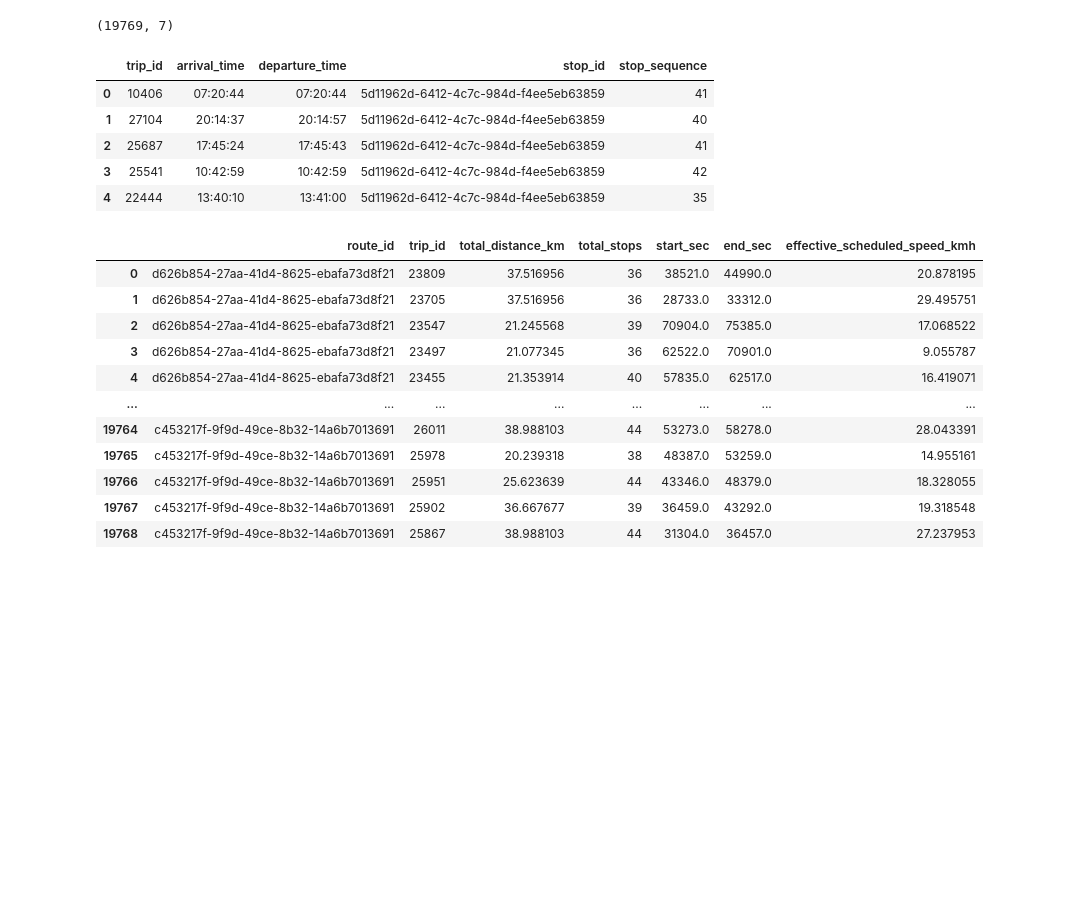
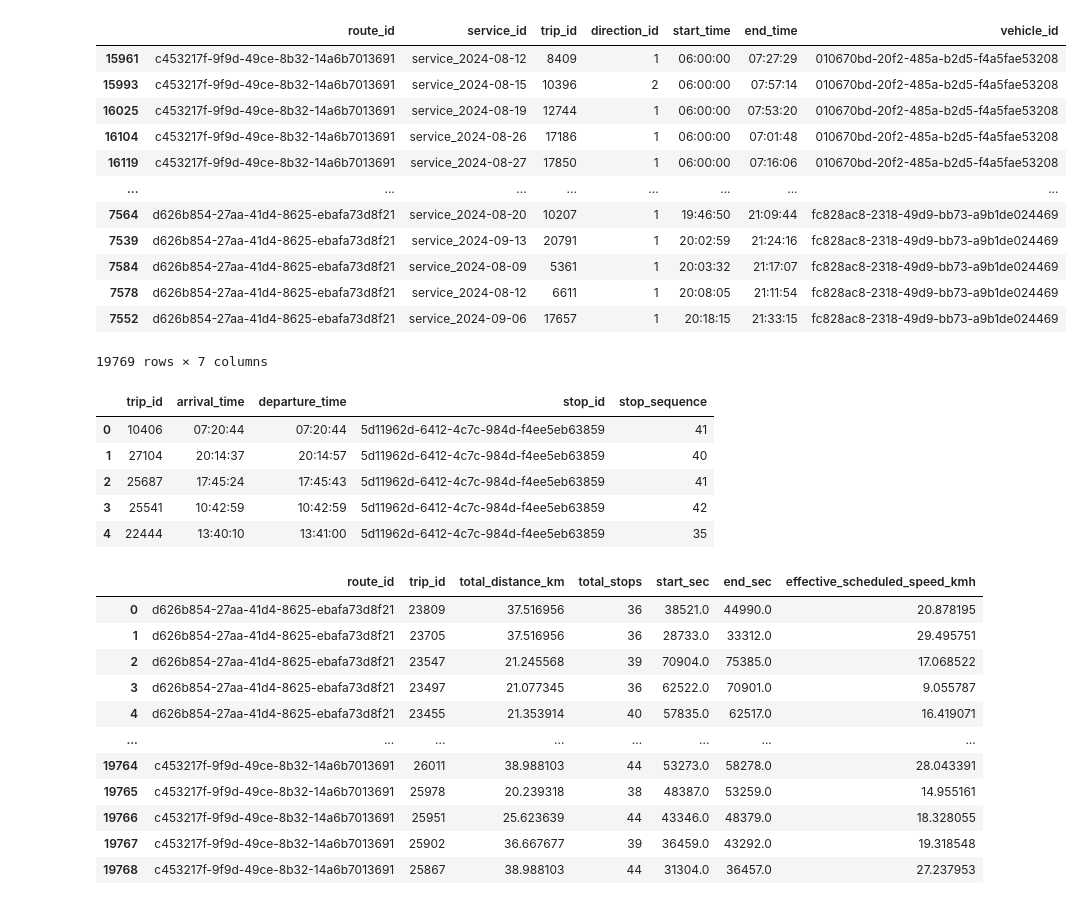
Before and after one commit to Dusuan/ml-proyects, a Jupyter notebook: bus_proyect_pipeline/bus.ipynb, the cells around one changed output. Cells and saved outputs as stored; diff of their text form; code cells hidden in the pictures; blank space fills up the shorter version.

```diff
--- a/bus_proyect_pipeline/bus.ipynb
+++ b/bus_proyect_pipeline/bus.ipynb
@@ -64,9 +64,23 @@ def degreesToRadians(deg):
 # %%
 #stops.head()
 # %%
-trips.shape
+trips = trips.sort_values(by=["vehicle_id", "start_time"])
-# %% [output]
-(19769, 7)
+# %%
+trips
+# %% [output]
+|  | route_id | service_id | trip_id | direction_id | start_time | end_time | vehicle_id |
+| 15961 | c453217f-9f9d-49ce-8b32-14a6b7013691 | service_2024-08-12 | 8409 | 1 | 06:00:00 | 07:27:29 | 010670bd-20f2-485a-b2d5-f4a5fae53208 |
+| 15993 | c453217f-9f9d-49ce-8b32-14a6b7013691 | service_2024-08-15 | 10396 | 2 | 06:00:00 | 07:57:14 | 010670bd-20f2-485a-b2d5-f4a5fae53208 |
+| 16025 | c453217f-9f9d-49ce-8b32-14a6b7013691 | service_2024-08-19 | 12744 | 1 | 06:00:00 | 07:53:20 | 010670bd-20f2-485a-b2d5-f4a5fae53208 |
+| 16104 | c453217f-9f9d-49ce-8b32-14a6b7013691 | service_2024-08-26 | 17186 | 1 | 06:00:00 | 07:01:48 | 010670bd-20f2-485a-b2d5-f4a5fae53208 |
+| 16119 | c453217f-9f9d-49ce-8b32-14a6b7013691 | service_2024-08-27 | 17850 | 1 | 06:00:00 | 07:16:06 | 010670bd-20f2-485a-b2d5-f4a5fae53208 |
+| ... | ... | ... | ... | ... | ... | ... | ... |
+| 7564 | d626b854-27aa-41d4-8625-ebafa73d8f21 | service_2024-08-20 | 10207 | 1 | 19:46:50 | 21:09:44 | fc828ac8-2318-49d9-bb73-a9b1de024469 |
+| 7539 | d626b854-27aa-41d4-8625-ebafa73d8f21 | service_2024-09-13 | 20791 | 1 | 20:02:59 | 21:24:16 | fc828ac8-2318-49d9-bb73-a9b1de024469 |
+| 7584 | d626b854-27aa-41d4-8625-ebafa73d8f21 | service_2024-08-09 | 5361 | 1 | 20:03:32 | 21:17:07 | fc828ac8-2318-49d9-bb73-a9b1de024469 |
+| 7578 | d626b854-27aa-41d4-8625-ebafa73d8f21 | service_2024-08-12 | 6611 | 1 | 20:08:05 | 21:11:54 | fc828ac8-2318-49d9-bb73-a9b1de024469 |
+| 7552 | d626b854-27aa-41d4-8625-ebafa73d8f21 | service_2024-09-06 | 17657 | 1 | 20:18:15 | 21:33:15 | fc828ac8-2318-49d9-bb73-a9b1de024469 |
+19769 rows × 7 columns
 # %%
 stop_times.head()
 # %% [output]
```
Also changed, not shown: parts of 10 cells of this notebook.
